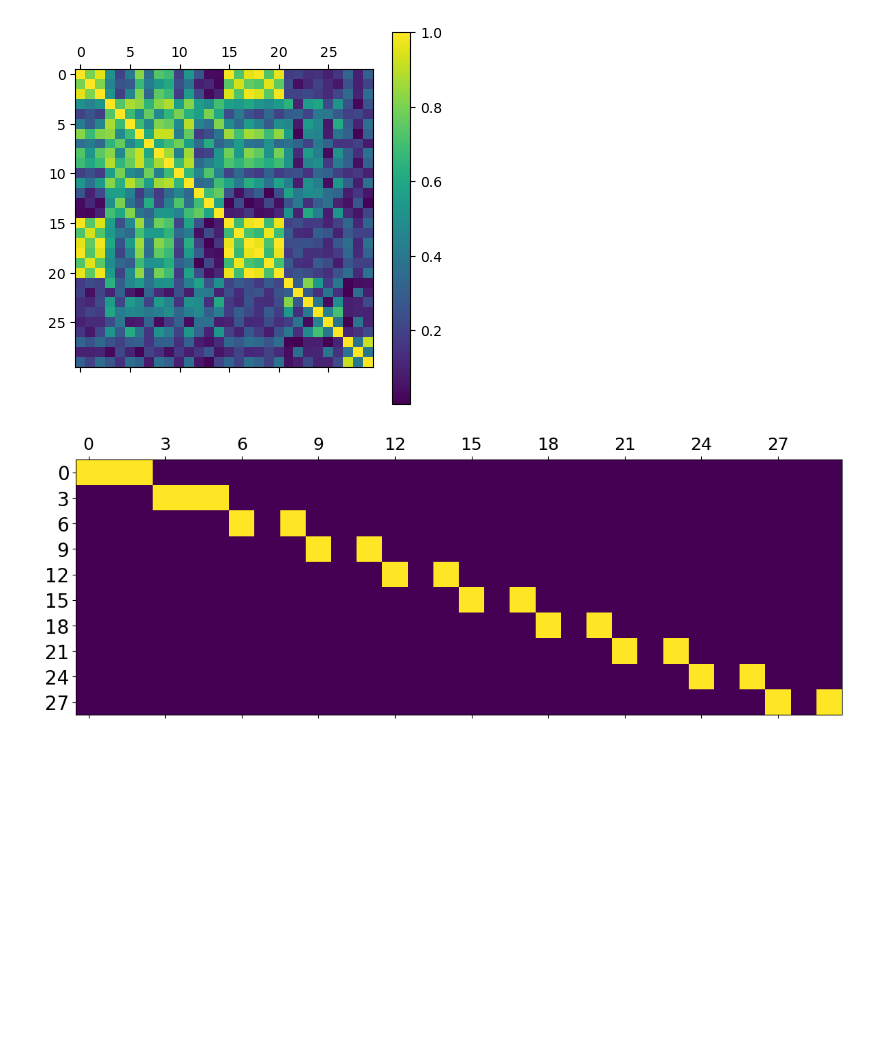
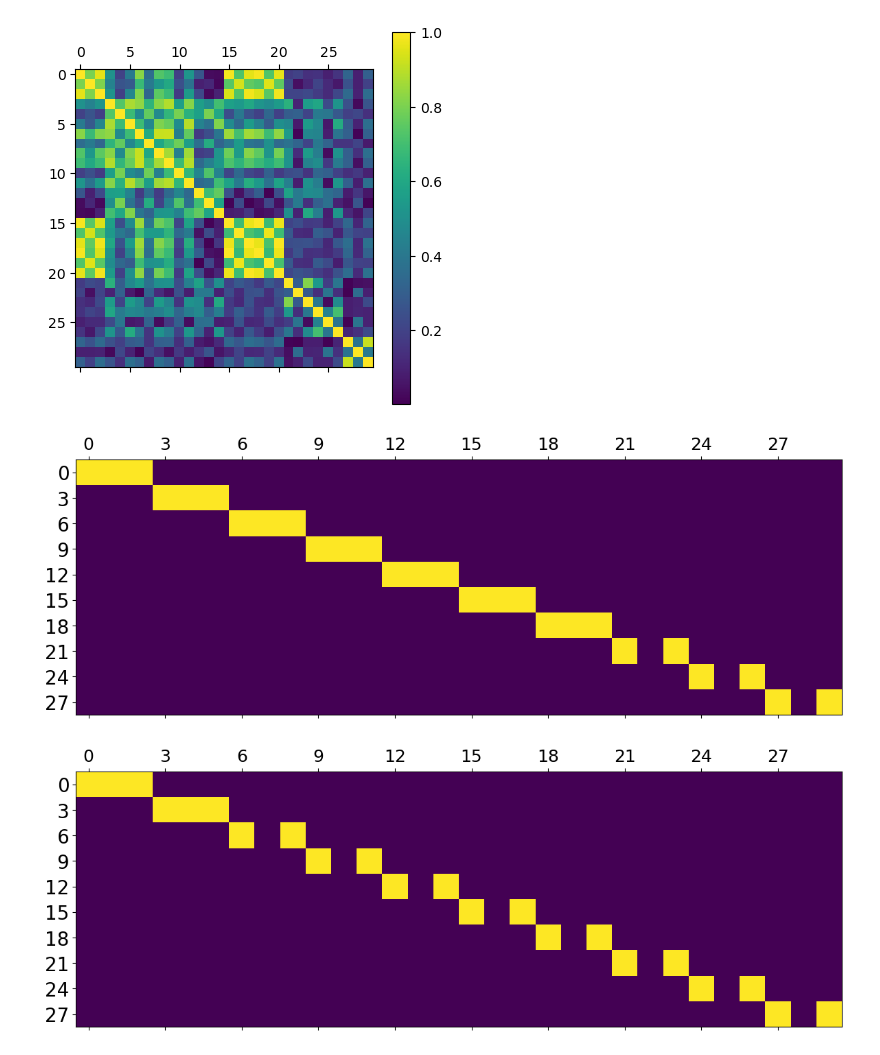
Before and after one commit to msarmad17/CS-7641_A3, a Jupyter notebook: Cancer.ipynb, the cells around one changed output. Saved outputs shown, nothing was run; the diff lists cells and outputs as text; code cells hidden in the pictures; blank space fills up the shorter version.

```diff
--- a/Cancer.ipynb
+++ b/Cancer.ipynb
@@ -57,6 +57,13 @@ def nullify_values(df):
         else:
             df.iloc[i, :] = False
     return df
+# %%
+plt.matshow(nullify_values(pd.DataFrame(X_train).corr().abs() > 0.6).iloc[list(range(0, X_train.shape[1], 3)),:])
+plt.xticks(range(0, X_train.shape[1], 3), range(0, X_train.shape[1], 3), fontsize=18)
+plt.yticks(range(0, 10), range(0, X_train.shape[1], 3), fontsize=20)
+plt.show()
+# %% [output]
+[figure, added]
 # %%
 plt.matshow(nullify_values(pd.DataFrame(X_train).corr().abs() > 0.7).iloc[list(range(0, X_train.shape[1], 3)),:])
 plt.xticks(range(0, X_train.shape[1], 3), range(0, X_train.shape[1], 3), fontsize=18)
```
Also changed, not shown: parts of 15 cells of this notebook, 1 other file.
